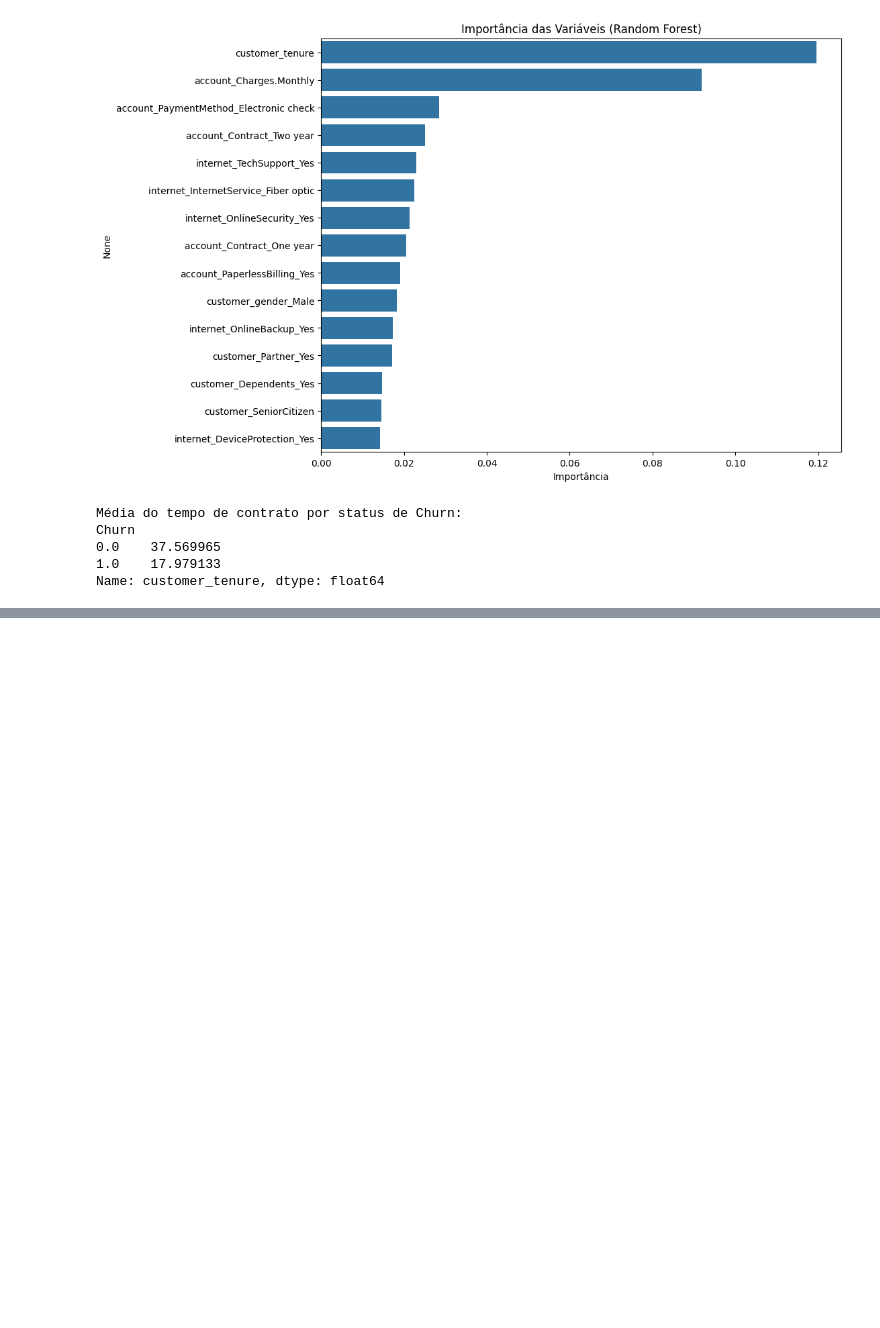
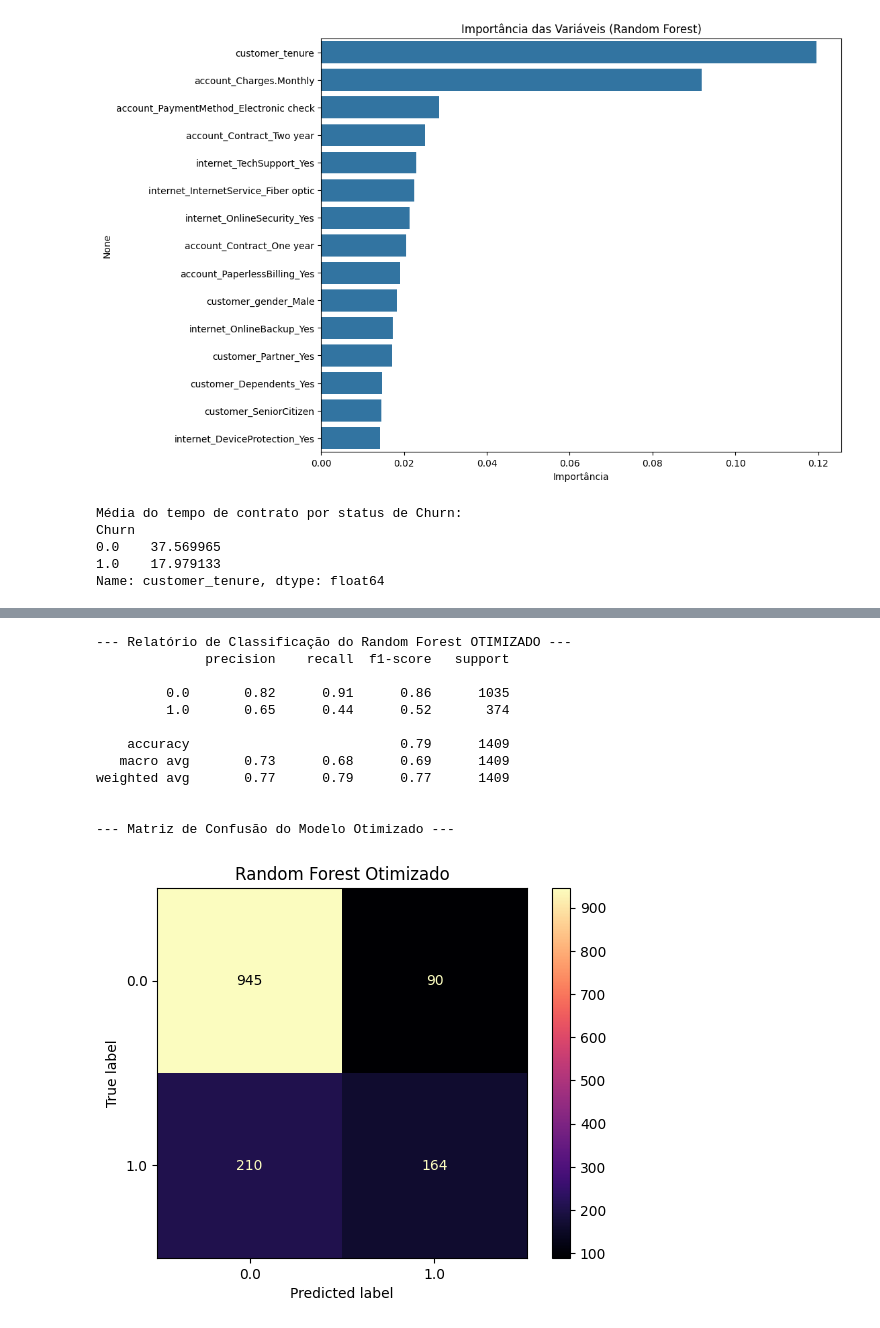
Before and after one commit to lrfurst/Challenge_Telecom_X2, a Jupyter notebook: Challenge_Teleconm_X2.ipynb, the cells around one changed output, grey strips where cells are left out. Cells and saved outputs as stored; diff of their text form; code cells hidden in the pictures; blank space fills up the shorter version.

```diff
--- a/Challenge_Teleconm_X2.ipynb
+++ b/Challenge_Teleconm_X2.ipynb
@@ -191,0 +241,37 @@ Name: customer_tenure, dtype: float64
+# %%
+from sklearn.model_selection import GridSearchCV
+from sklearn.pipeline import Pipeline # Importar Pipeline
+from sklearn.preprocessing import StandardScaler # Importar StandardScaler
+from sklearn.ensemble import RandomForestClassifier # Importar RandomForestClassifier
+from sklearn.metrics import classification_report, confusion_matrix, ConfusionMatrixDisplay # Importar ConfusionMatrixDisplay
+import matplotlib.pyplot as plt # Importar matplotlib para exibir o plot
+
+# O melhor estimador já está treinado com os melhores parâmetros nos dados de treino completos
+best_rf_model = grid_search.best_estimator_
+
+# Fazendo predições no conjunto de teste
+y_pred_rf_optimized = best_rf_model.predict(X_test)
+
+# Relatório de classificação do modelo otimizado
+print("\n--- Relatório de Classificação do Random Forest OTIMIZADO ---")
+print(classification_report(y_test, y_pred_rf_optimized))
+
+# Nova Matriz de Confusão
+print("\n--- Matriz de Confusão do Modelo Otimizado ---")
+ConfusionMatrixDisplay.from_estimator(best_rf_model, X_test, y_test, cmap='magma')
+plt.title('Random Forest Otimizado')
+plt.show()
+# %% [output]
+--- Relatório de Classificação do Random Forest OTIMIZADO ---
+              precision    recall  f1-score   support
+
+         0.0       0.82      0.91      0.86      1035
+         1.0       0.65      0.44      0.52       374
+
+    accuracy                           0.79      1409
+   macro avg       0.73      0.68      0.69      1409
+weighted avg       0.77      0.79      0.77      1409
+
+
+--- Matriz de Confusão do Modelo Otimizado ---
+[figure, added]
```
Also changed, not shown: parts of 1 cell of this notebook.
